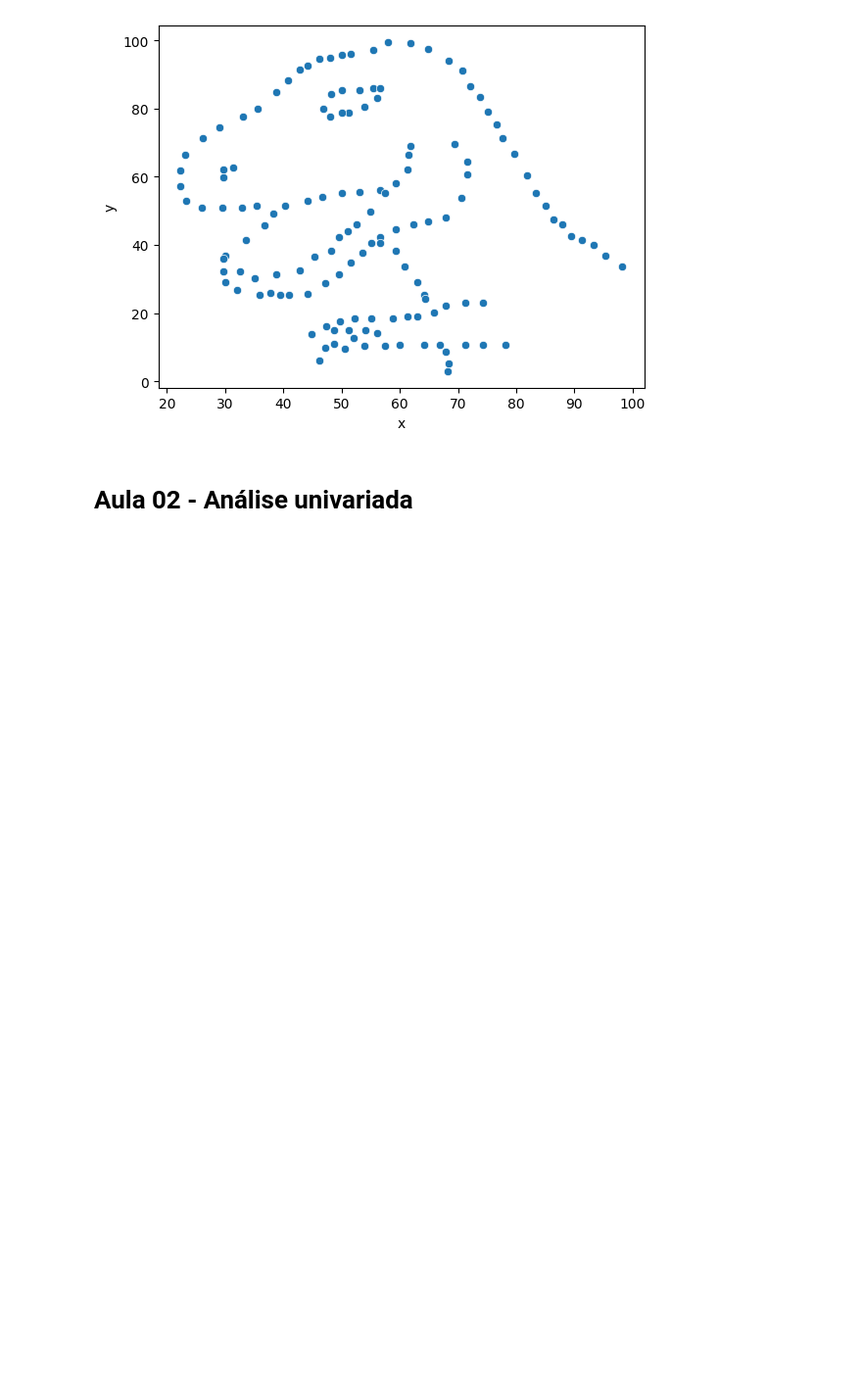
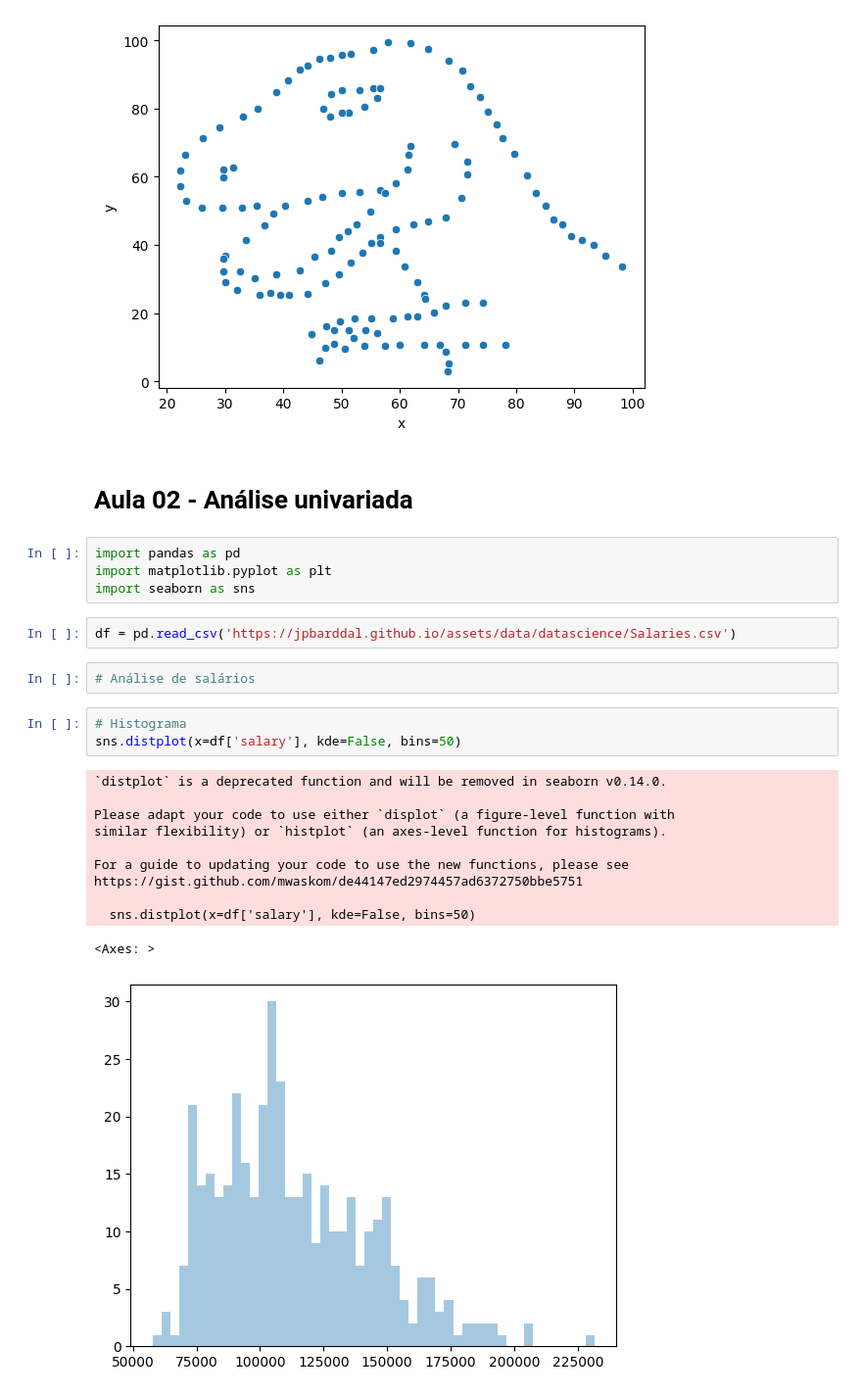
Before and after one commit to jpbarddal/jpbarddal.github.io, a Jupyter notebook: assets/data/lectures/2024/ppgia_data_science_2024.ipynb, the cells around one changed output. Shown: that part at 98% size. Drawn from its saved outputs; the diff is of its cells as text; blank space fills up the shorter version.

```diff
--- a/assets/data/lectures/2024/ppgia_data_science_2024.ipynb
+++ b/assets/data/lectures/2024/ppgia_data_science_2024.ipynb
@@ -250,3 +250,26 @@ sns.scatterplot(x=df['x'], y=df['y'])
 [figure]
 # %% [markdown]
 # Aula 02 - Análise univariada
+# %%
+import pandas as pd
+import matplotlib.pyplot as plt
+import seaborn as sns
+# %%
+df = pd.read_csv('https://jpbarddal.github.io/assets/data/datascience/Salaries.csv')
+# %%
+# Análise de salários
+# %%
+# Histograma
+sns.distplot(x=df['salary'], kde=False, bins=50)
+# %% [output]
+`distplot` is a deprecated function and will be removed in seaborn v0.14.0.
+
+Please adapt your code to use either `displot` (a figure-level function with
+similar flexibility) or `histplot` (an axes-level function for histograms).
+
+For a guide to updating your code to use the new functions, please see
+https://gist.github.com/mwaskom/de44147ed2974457ad6372750bbe5751
+
+  sns.distplot(x=df['salary'], kde=False, bins=50)
+<Axes: >
+[figure, added]
```
Also changed, not shown: parts of 19 cells of this notebook, 6 other files.
